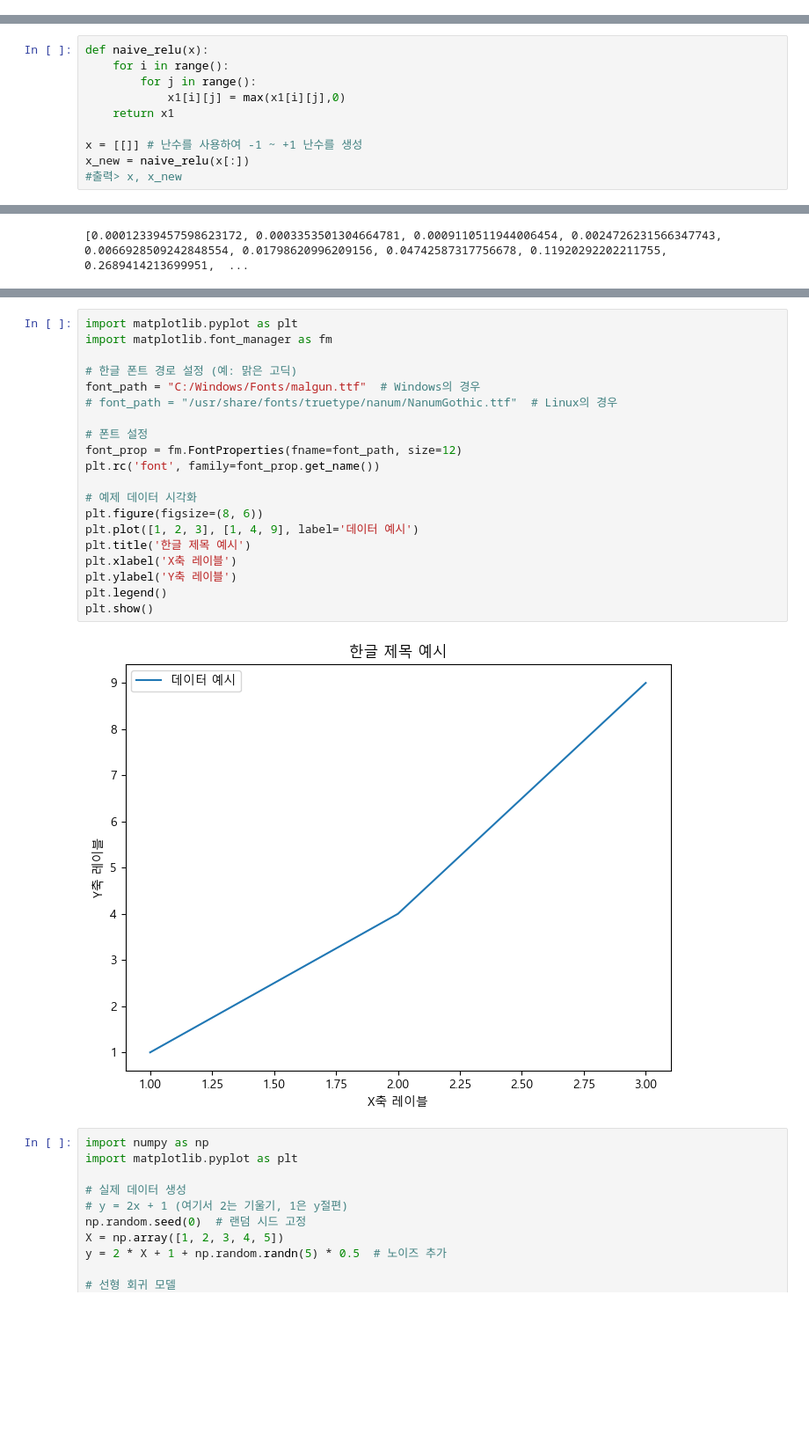
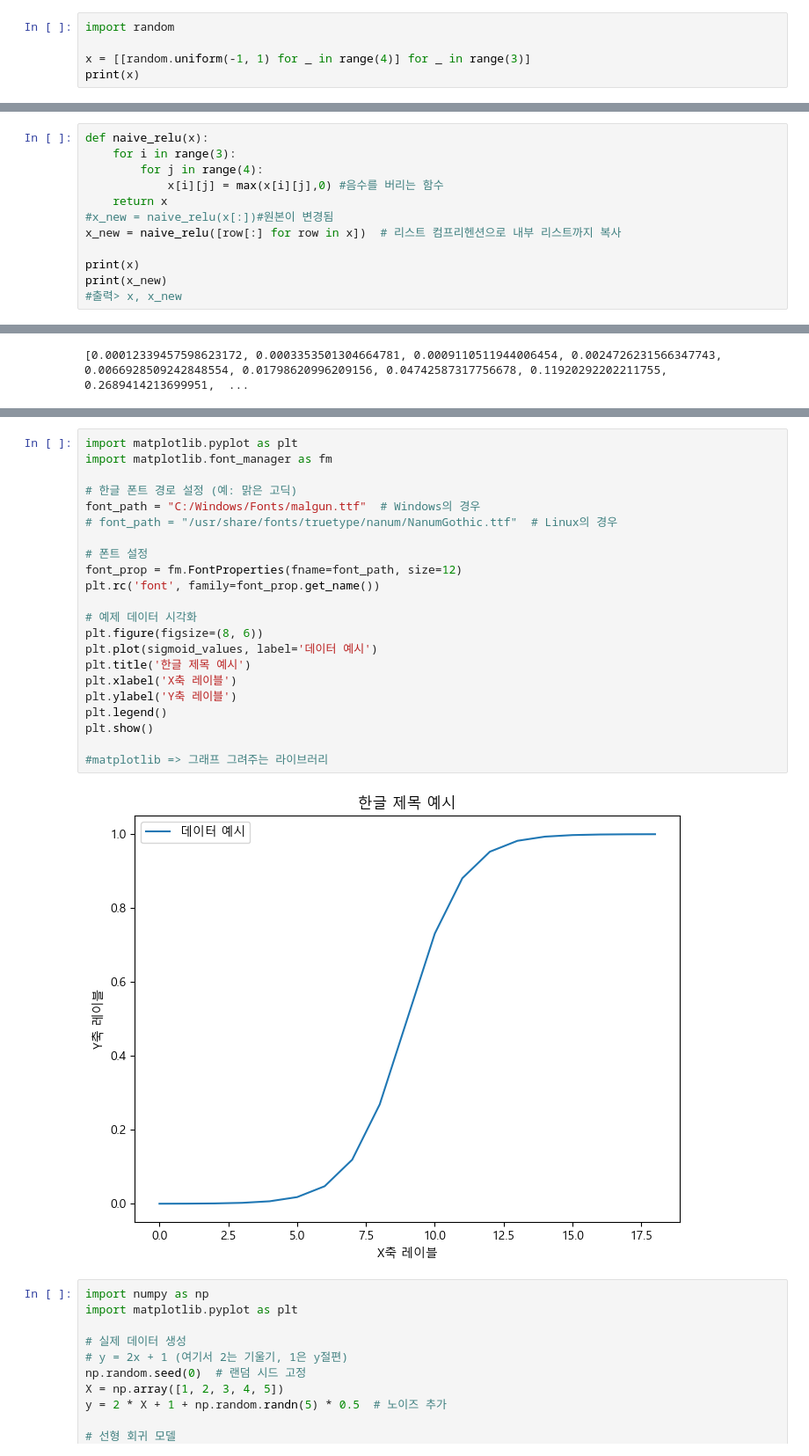
Before and after one commit to nang5587/Python, a Jupyter notebook: chapter_08/실습8장함수_머신러닝함수들.ipynb, the cells around one changed output, grey strips where cells are left out. Shown at 88% size. Saved outputs shown, nothing was run; the diff lists cells and outputs as text; blank space fills up the shorter version.

```diff
--- a/chapter_08/실습8장함수_머신러닝함수들.ipynb
+++ b/chapter_08/실습8장함수_머신러닝함수들.ipynb
@@ -0,0 +1,5 @@
+# %%
+import random
+
+x = [[random.uniform(-1, 1) for _ in range(4)] for _ in range(3)]
+print(x)
@@ -1,10 +8,12 @@
 # %%
 def naive_relu(x):
-    for i in range():
-        for j in range():
-            x1[i][j] = max(x1[i][j],0)
-    return x1
+    for i in range(3):
+        for j in range(4):
+            x[i][j] = max(x[i][j],0) #음수를 버리는 함수
+    return x
+#x_new = naive_relu(x[:])#원본이 변경됨
+x_new = naive_relu([row[:] for row in x])  # 리스트 컴프리헨션으로 내부 리스트까지 복사
 
-x = [[]] # 난수를 사용하여 -1 ~ +1 난수를 생성
-x_new = naive_relu(x[:])
+print(x)
+print(x_new)
 #출력> x, x_new
@@ -83,25 +95,27 @@ Iteration 40: x = 3.0009304595970496, f(x) = 5.000000865755061
 # %%
 import matplotlib.pyplot as plt
 import matplotlib.font_manager as fm
 
 # 한글 폰트 경로 설정 (예: 맑은 고딕)
 font_path = "C:/Windows/Fonts/malgun.ttf"  # Windows의 경우
 # font_path = "/usr/share/fonts/truetype/nanum/NanumGothic.ttf"  # Linux의 경우
 
 # 폰트 설정
 font_prop = fm.FontProperties(fname=font_path, size=12)
 plt.rc('font', family=font_prop.get_name())
 
 # 예제 데이터 시각화
 plt.figure(figsize=(8, 6))
-plt.plot([1, 2, 3], [1, 4, 9], label='데이터 예시')
+plt.plot(sigmoid_values, label='데이터 예시')
 plt.title('한글 제목 예시')
 plt.xlabel('X축 레이블')
 plt.ylabel('Y축 레이블')
 plt.legend()
 plt.show()
+
+#matplotlib => 그래프 그려주는 라이브러리
 # %% [output]
-[figure, old version]
+[figure, new version]
 # %%
 import numpy as np
 import matplotlib.pyplot as plt
```
Also changed, not shown: parts of 3 cells of this notebook, 9 other files.
